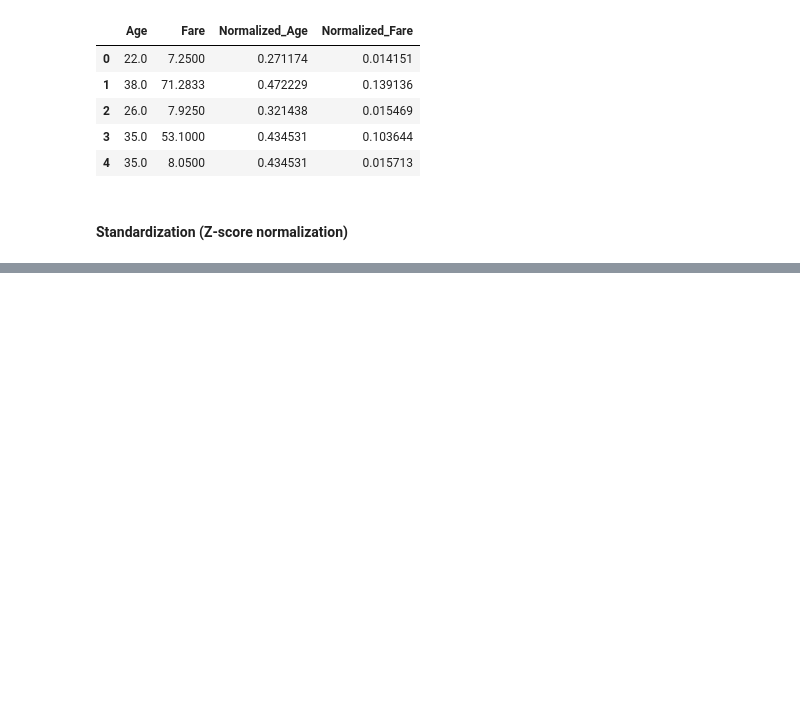
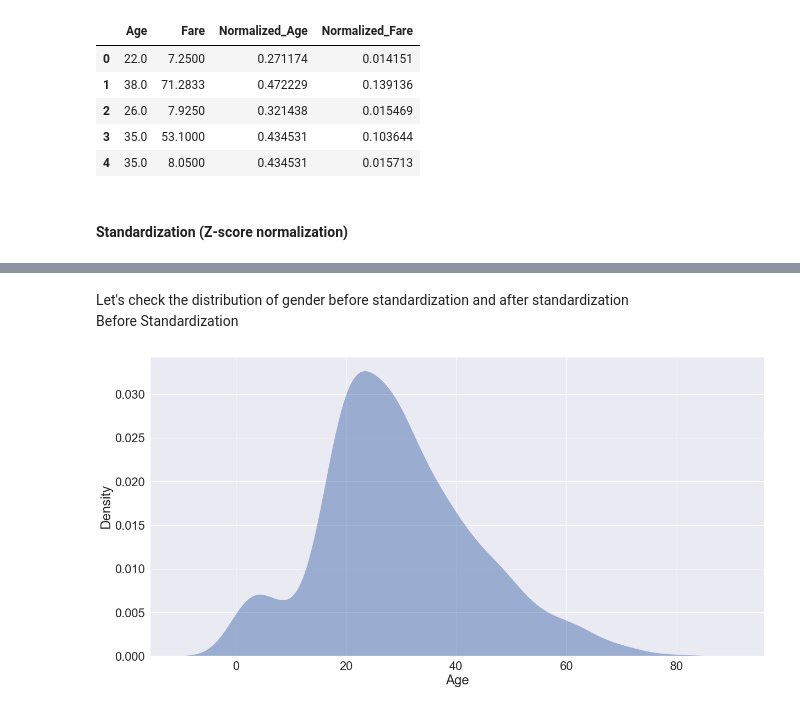
Before and after one commit to SammyOngaya/data2ml, a Jupyter notebook: feature-engineering.ipynb, the cells around one changed output, grey strips where cells are left out. Saved outputs shown, nothing was run; the diff lists cells and outputs as text; code cells hidden in the pictures; blank space fills up the shorter version.

```diff
--- a/feature-engineering.ipynb
+++ b/feature-engineering.ipynb
@@ -920,8 +920,8 @@ features_to_scale=titanic_df[['Age','Fare']]
 min_max_scaler=MinMaxScaler(feature_range=(0,1)) # You can adjust the range to get the best distribution
 min_max_normalized=min_max_scaler.fit_transform(features_to_scale)
 min_max_normalized_df=pd.DataFrame(min_max_normalized,columns=['Normalized_Age','Normalized_Fare'])
-min_max_normalized_df=pd.concat([features_to_scale,min_max_normalized_df],axis=1)
-min_max_normalized_df.head()
+scaled_df=pd.concat([features_to_scale,min_max_normalized_df],axis=1)
+scaled_df.head()
 # %% [output]
 |  | Age | Fare | Normalized_Age | Normalized_Fare |
 | 0 | 22.0 | 7.2500 | 0.271174 | 0.014151 |
@@ -931,3 +931,9 @@ min_max_normalized_df.head()
 | 4 | 35.0 | 8.0500 | 0.434531 | 0.015713 |
 # %% [markdown]
 #### Standardization (Z-score normalization)
+# %%
+standardized=StandardScaler()
+standardized_df=standardized.fit_transform(features_to_scale)
+standardized_df=pd.DataFrame(standardized_df, columns=['Standardized_Age','Standardized_Fare'])
+scaled_df=pd.concat([scaled_df,standardized_df], axis=1)
+scaled_df.head()
@@ -933,0 +947,13 @@ min_max_normalized_df.head()
+# %% [markdown]
+Let's check the distribution of gender before standardization and after standardization <br />
+Before Standardization
+# %%
+plt.rcParams['axes.labelsize'] = 20
+sns.set(font_scale = 2)
+plt.rcParams['text.color'] = 'blue'
+plt.rcParams['font.size'] = 20
+
+sns.kdeplot(data=scaled_df, x="Age", fill=True, common_norm=False, palette="crest",  alpha=.5, linewidth=0,)
+plt.show()
+# %% [output]
+[figure, added]
```
Also changed, not shown: parts of 11 cells of this notebook.
